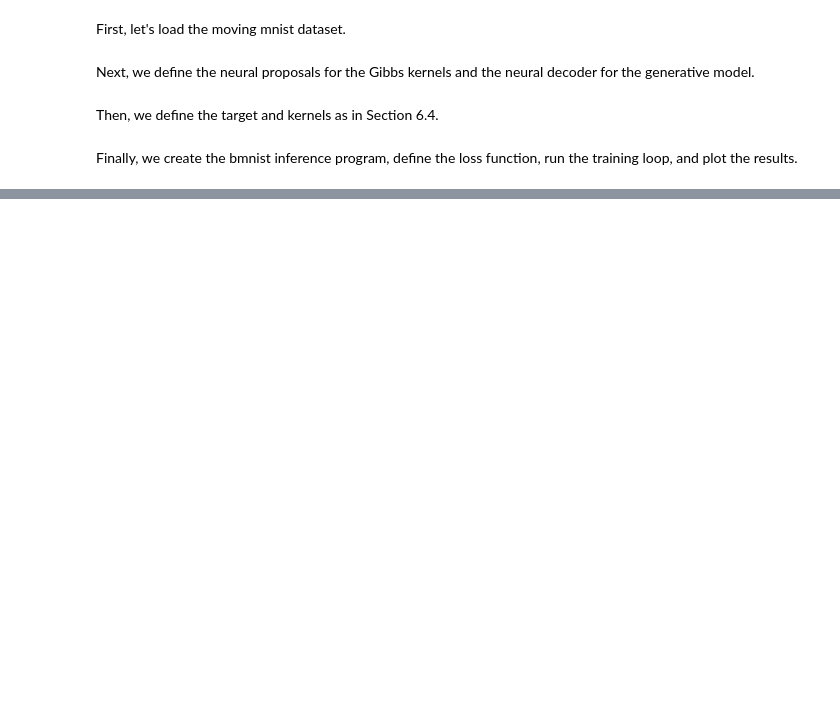
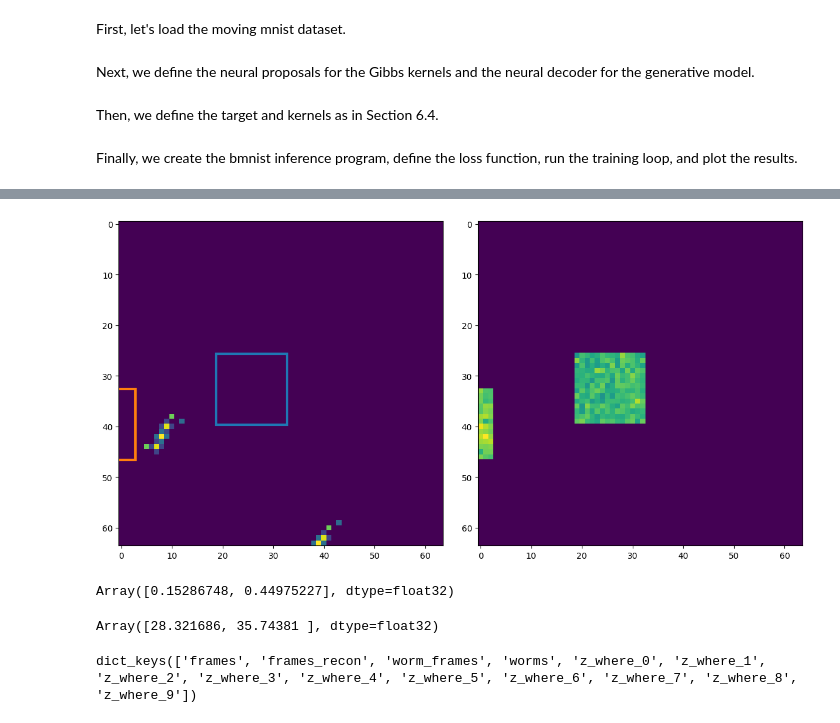
Before and after one commit to deoxyribose/wormsim, a Jupyter notebook: wormsim.ipynb, the cells around one changed output, grey strips where cells are left out. Cells and saved outputs as stored; diff of their text form; code cells hidden in the pictures; blank space fills up the shorter version.

```diff
--- a/wormsim.ipynb
+++ b/wormsim.ipynb
@@ -605,7 +643,8 @@ def make_bmnist(params, bmnist_net, batch_size=3, T=10, num_sweeps=5, num_partic
         # make_particle_plate()(partial(kernel_where, network, D=2, t=t))
         make_particle_plate_0()(partial(kernel_where, network, D=2, t=t))
     )
-  kernels.append(make_particle_plate()(partial(kernel_what, network, T=T)))
+  # kernels.append(make_particle_plate()(partial(kernel_what, network, T=T)))
+  kernels.append(make_particle_plate_0()(partial(kernel_what, network, T=T)))
   program = coix.algo.apgs(target, kernels, num_sweeps=num_sweeps)
   return program
 
@@ -625,13 +664,13 @@ def loss_fn(params, key, batch, bmnist_net, num_sweeps, num_particles):
   return metrics["loss"], metrics
 # %%
 class Args(argparse.Namespace):
-  batch_size = 5
-  # batch_size = 3
+  batch_size = 6
+  # batch_size = 16
   num_sweeps = 5
   num_particles = 10
   learning_rate = 1e-4
-  num_steps = 20000
-  # num_steps = 200
+  # num_steps = 20000
+  num_steps = 8000
   device = "gpu"
 
 args = Args()
@@ -642,10 +681,12 @@ batch_size = args.batch_size
 num_sweeps = args.num_sweeps
 num_particles = args.num_particles
 
-train_ds = load_dataset(is_training=True, batch_size=batch_size)
+train_ds = load_dataset(is_training=True, batch_size=batch_size, n_data=512)
 
 test_ds = load_dataset(is_training=False, batch_size=batch_size)
 digit_mean = get_digit_mean()
+# scale down digit_mean to half the size
+digit_mean = jax.image.resize(digit_mean, (14, 14), method="cubic")
 test_data = next(test_ds)
 frame_size = test_data.shape[-1]
 bmnist_net = BMNISTAutoEncoder(digit_mean=digit_mean, frame_size=frame_size)
@@ -666,8 +708,9 @@ Skipping registering GPU devices...
 # %%
-lr_schedule = cosine_decay_schedule(lr, num_steps, 0.01)
+# lr_schedule = cosine_decay_schedule(lr, num_steps, 0.1)
+lr_schedule = cosine_decay_schedule(lr, num_steps, 1.0)
 
 opt = optax.chain(
-    clip_by_global_norm(1.0),
+    clip_by_global_norm(100.0),
     optax.adam(lr_schedule),
 )
 # %%
@@ -711,24 +767,26 @@ out, _, _ = coix.traced_evaluate(program, seed=jax.random.PRNGKey(1))(
 )
 out = out[0]
 # %%
-b = 1
+b = 0
 prop_cycle = plt.rcParams["axes.prop_cycle"]
 colors = prop_cycle.by_key()["color"]
 fig, axes = plt.subplots(1, 2, figsize=(12, 6))
 def animate(i):
   axes[0].cla()
   axes[0].imshow(test_data[b, i])
   axes[1].cla()
   axes[1].imshow(out["frames_recon"][0, b, i])
   for d in range(2):
-    where = 0.5 * (out[f"z_where_{i}"][0, b, d] + 1) * (frame_size - 28) - 0.5
+    where = 0.5 * (out[f"z_where_{i}"][0, b, d] + 1) * (frame_size - 14) - 0.5
     color = colors[d]
     axes[0].add_patch(
-        Rectangle(where, 28, 28, edgecolor=color, lw=3, fill=False)
+        Rectangle(where, 14, 14, edgecolor=color, lw=3, fill=False)
     )
 plt.rc("animation", html="jshtml")
 plt.tight_layout()
 ani = animation.FuncAnimation(fig, animate, frames=range(10), interval=300)
 writer = animation.PillowWriter(fps=15)
 ani.save("bmnist.gif", writer=writer)
 plt.show()
+# %% [output]
+[figure, added]
@@ -734,0 +798,12 @@ plt.show()
+# %%
+out[f"z_where_{i}"][0, b, d]
+# %% [output]
+Array([0.15286748, 0.44975227], dtype=float32)
+# %%
+where
+# %% [output]
+Array([28.321686, 35.74381 ], dtype=float32)
+# %%
+out.keys()
+# %% [output]
+dict_keys(['frames', 'frames_recon', 'worm_frames', 'worms', 'z_where_0', 'z_where_1', 'z_where_2', 'z_where_3', 'z_where_4', 'z_where_5', 'z_where_6', 'z_where_7', 'z_where_8', 'z_where_9'])
```
Also changed, not shown: parts of 21 cells of this notebook, 2 other files.
